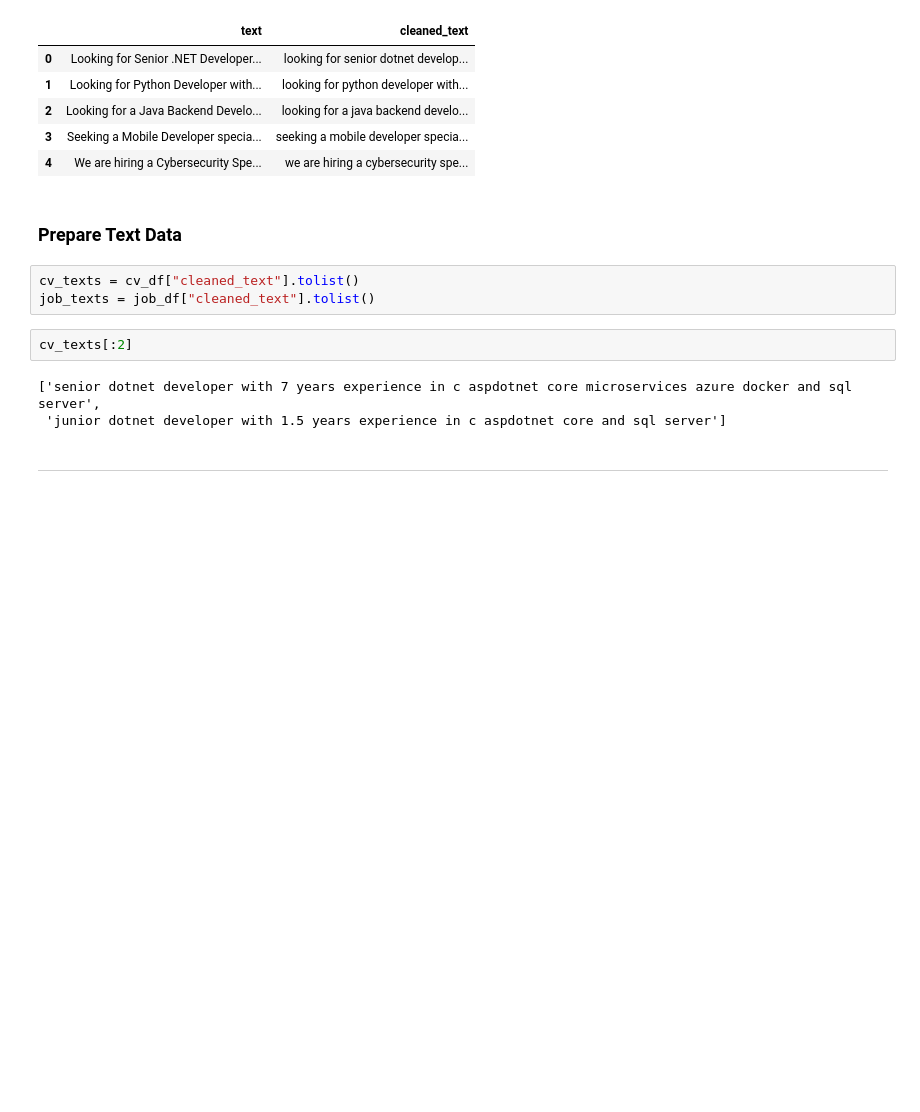
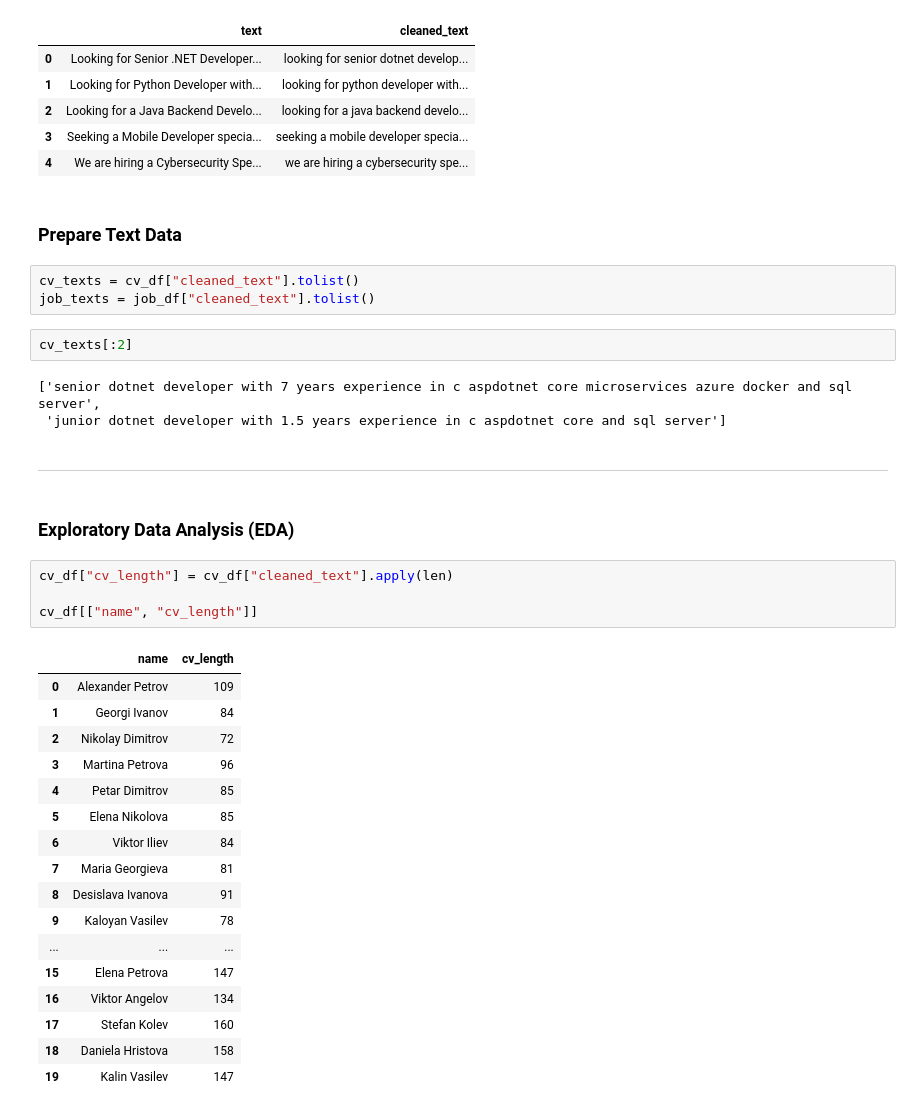
Before and after one commit to DesiVenkova/candidate-job-matching-analysis, a Jupyter notebook: candidate_job_matching_analysis.ipynb, the cells around one changed output. Saved outputs shown, nothing was run; the diff lists cells and outputs as text; blank space fills up the shorter version.

```diff
--- a/candidate_job_matching_analysis.ipynb
+++ b/candidate_job_matching_analysis.ipynb
@@ -252,3 +252,27 @@ cv_texts[:2]
  'junior dotnet developer with 1.5 years experience in c aspdotnet core and sql server']
 # %% [markdown]
 ---
+# %% [markdown]
+### Exploratory Data Analysis (EDA)
+# %%
+cv_df["cv_length"] = cv_df["cleaned_text"].apply(len)
+
+cv_df[["name", "cv_length"]]
+# %% [output]
+|  | name | cv_length |
+| 0 | Alexander Petrov | 109 |
+| 1 | Georgi Ivanov | 84 |
+| 2 | Nikolay Dimitrov | 72 |
+| 3 | Martina Petrova | 96 |
+| 4 | Petar Dimitrov | 85 |
+| 5 | Elena Nikolova | 85 |
+| 6 | Viktor Iliev | 84 |
+| 7 | Maria Georgieva | 81 |
+| 8 | Desislava Ivanova | 91 |
+| 9 | Kaloyan Vasilev | 78 |
+| ... | ... | ... |
+| 15 | Elena Petrova | 147 |
+| 16 | Viktor Angelov | 134 |
+| 17 | Stefan Kolev | 160 |
+| 18 | Daniela Hristova | 158 |
+| 19 | Kalin Vasilev | 147 |
```
Also changed, not shown: parts of 10 cells of this notebook.
